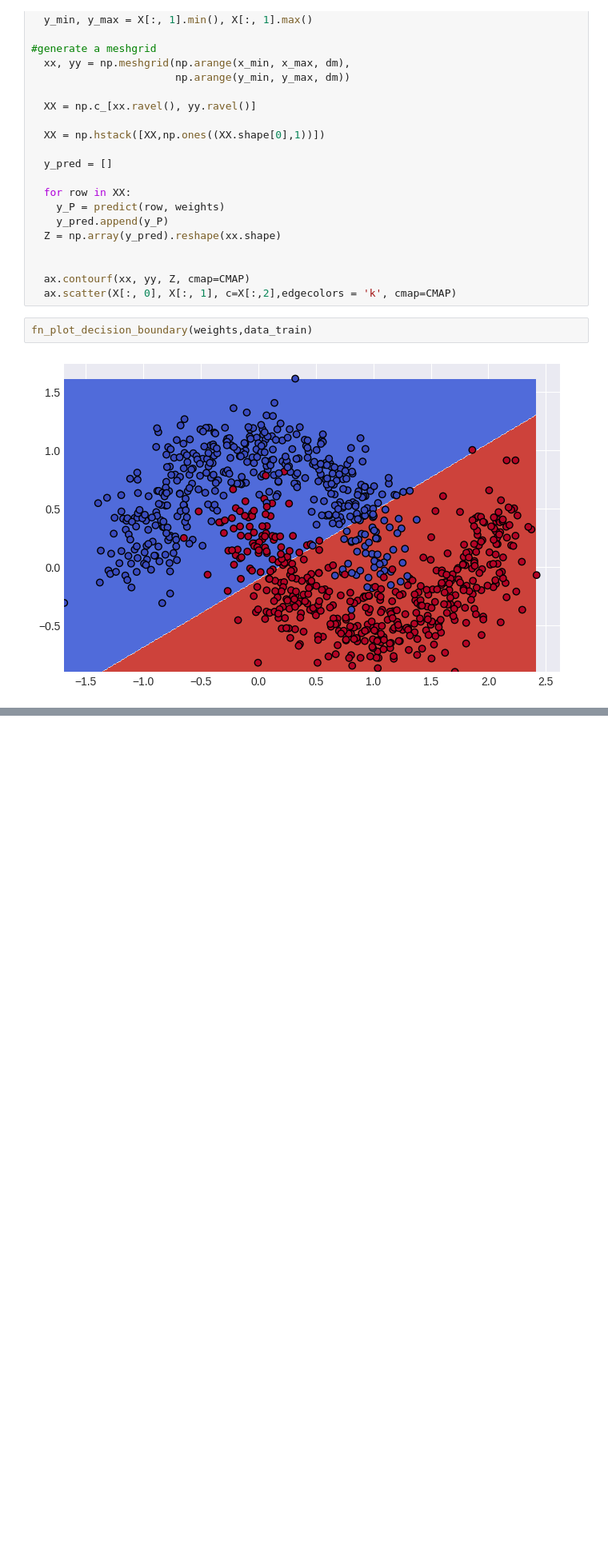
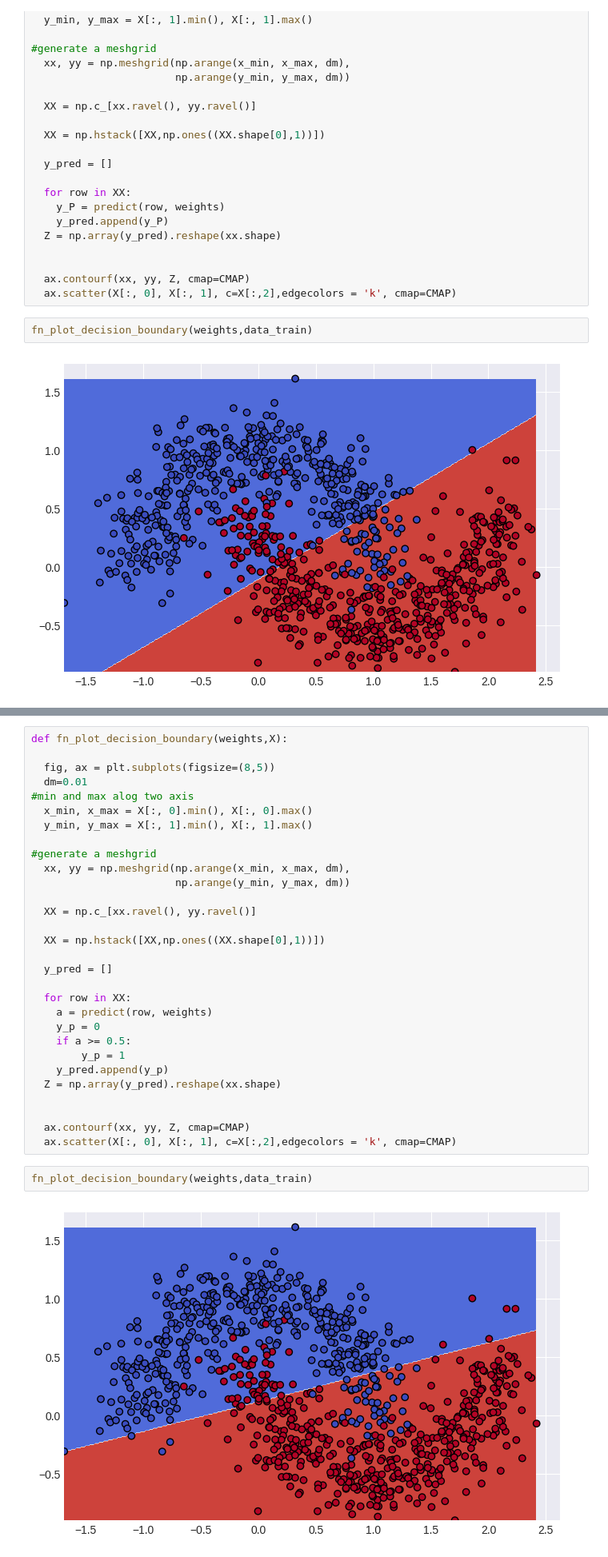
Before and after one commit to MakrandDhanokar/CDAC-DAI, a Jupyter notebook: CDAC_Day2.ipynb, the cells around one changed output, grey strips where cells are left out. Shown at 80% size. Cells and saved outputs as stored; diff of their text form; blank space fills up the shorter version.

```diff
--- a/CDAC_Day2.ipynb
+++ b/CDAC_Day2.ipynb
@@ -384,0 +481,34 @@ fn_plot_decision_boundary(weights,data_train)
+# %%
+def fn_plot_decision_boundary(weights,X):
+
+  fig, ax = plt.subplots(figsize=(8,5))
+  dm=0.01
+#min and max alog two axis
+  x_min, x_max = X[:, 0].min(), X[:, 0].max()
+  y_min, y_max = X[:, 1].min(), X[:, 1].max()
+
+#generate a meshgrid
+  xx, yy = np.meshgrid(np.arange(x_min, x_max, dm),
+                       np.arange(y_min, y_max, dm))
+
+  XX = np.c_[xx.ravel(), yy.ravel()]
+
+  XX = np.hstack([XX,np.ones((XX.shape[0],1))])
+
+  y_pred = []
+
+  for row in XX:
+    a = predict(row, weights)
+    y_p = 0
+    if a >= 0.5:
+        y_p = 1
+    y_pred.append(y_p)
+  Z = np.array(y_pred).reshape(xx.shape)
+
+
+  ax.contourf(xx, yy, Z, cmap=CMAP)
+  ax.scatter(X[:, 0], X[:, 1], c=X[:,2],edgecolors = 'k', cmap=CMAP)
+# %%
+fn_plot_decision_boundary(weights,data_train)
+# %% [output]
+[figure, added]
```
Also changed, not shown: parts of 29 cells of this notebook.
